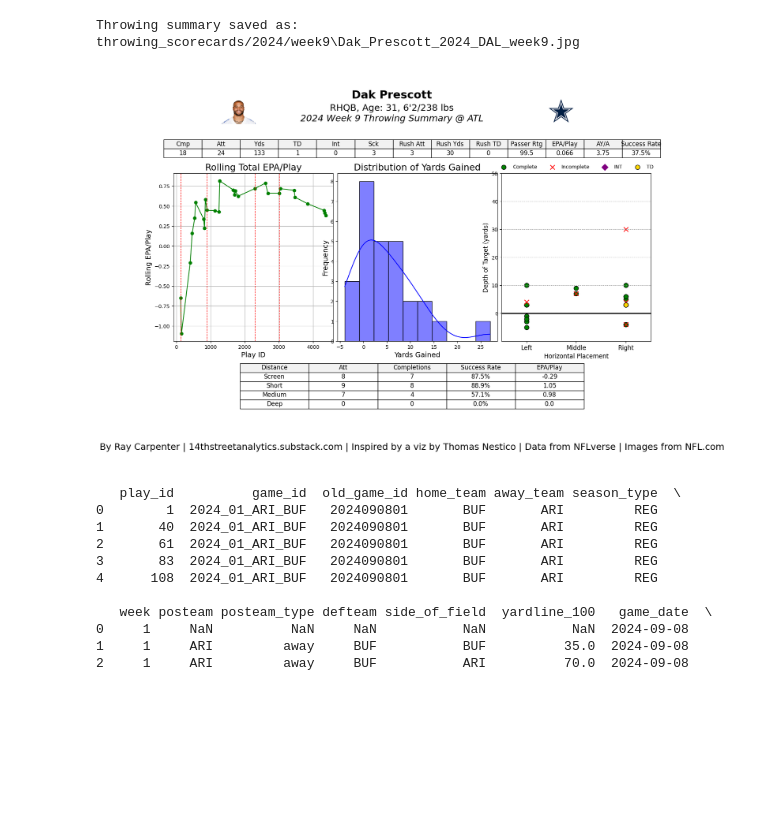
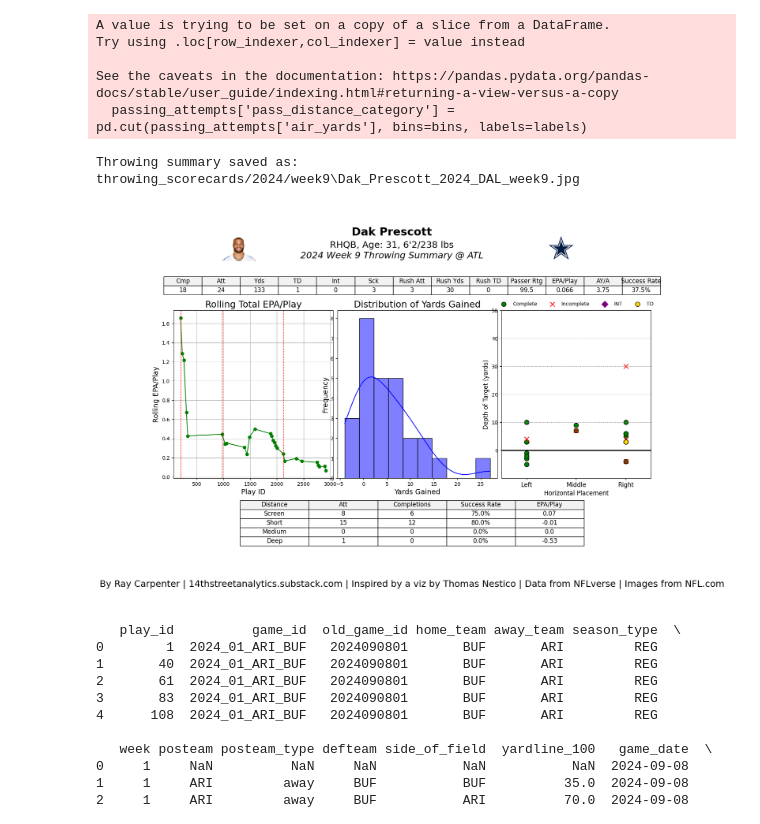
Before and after one commit to array-carpenter/nfl_throwing_scorecard, a Jupyter notebook: throwing_summary_automated.ipynb, the cells around one changed output. Drawn from its saved outputs; the diff is of its cells as text; code cells hidden in the pictures; blank space fills up the shorter version.

Commit message:
Fixing issues
- Total EPA graph wasn't moving
- Sacks always showed zero. Need to rerun almost all of these cards
- Deep passes weren't updating

```diff
--- a/throwing_summary_automated.ipynb
+++ b/throwing_summary_automated.ipynb
@@ -193,6 +193,58 @@ if attempts > 0:
 else:
     passer_rating = 0
 
+# Include 'game_seconds_remaining' when combining passing and rushing plays
+combined_plays = pd.concat([
+    passing_attempts[['play_id', 'epa', 'game_seconds_remaining']],
+    rushing_plays[['play_id', 'epa', 'game_seconds_remaining']]
+])
+combined_plays.sort_values('play_id', inplace=True)
+combined_plays['rolling_total_epa'] = combined_plays['epa'].cumsum()
+combined_plays['rolling_play_count'] = range(1, len(combined_plays) + 1)
+combined_plays['rolling_epa_per_play'] = combined_plays['rolling_total_epa'] / combined_plays['rolling_play_count']
+
+# Determine play IDs for quarter lines using game_seconds_remaining
+quarter_end_times = [3600, 2700, 1800, 900]
+quarter_positions = []
+
+for end_time in quarter_end_times:
+    try:
+        play_id = combined_plays[combined_plays['game_seconds_remaining'] <= end_time].iloc[0]['play_id']
+        if play_id not in quarter_positions:
+            quarter_positions.append(play_id)
+    except IndexError:
+        continue
+
+# Create bins for pass distances
+bins = [-np.inf, 1, 10, 25, np.inf]
+labels = ['Screen', 'Short', 'Medium', 'Deep']
+passing_attempts['pass_distance_category'] = pd.cut(passing_attempts['air_yards'], bins=bins, labels=labels)
+
+# Calculate success rate, EPA/play, attempts, and completions for each category
+pass_distance_summary = passing_attempts.groupby('pass_distance_category').agg({
+    'pass_attempt': 'sum',
+    'complete_pass': 'sum',
+    'epa': 'sum'
+}).reset_index()
+
+pass_distance_summary['pass_distance_category'] = pass_distance_summary['pass_distance_category'].astype(object)
+pass_distance_summary['EPA/Play'] = (pass_distance_summary['epa'] / pass_distance_summary['pass_attempt']).round(2)
+pass_distance_summary['Success Rate'] = (pass_distance_summary['complete_pass'] / pass_distance_summary['pass_attempt']) * 100
+pass_distance_summary.fillna(0, inplace=True)
+
+pass_distance_summary = pass_distance_summary[['pass_distance_category', 'pass_attempt', 'complete_pass', 'Success Rate', 'EPA/Play']]
+pass_distance_summary.columns = ['Distance', 'Att', 'Completions', 'Success Rate', 'EPA/Play']
+pass_distance_summary['Att'] = pass_distance_summary['Att'].astype(int)
+pass_distance_summary['Completions'] = pass_distance_summary['Completions'].astype(int)
+pass_distance_summary['Success Rate'] = pass_distance_summary['Success Rate'].apply(lambda x: f"{x:.1f}%")
+
+rush_attempts = rushing_plays['rush_attempt'].sum()
+rush_yards = rushing_plays['rushing_yards'].sum()
+rush_touchdowns = rushing_plays['rush_touchdown'].sum()
+rush_attempts = rush_attempts if rush_attempts > 0 else 0
+rush_yards = rush_yards if rush_yards > 0 else 0
+rush_touchdowns = rush_touchdowns if rush_touchdowns > 0 else 0
+
 # Summary table including sacks and adjusted attempts
 summary_table = {
     'Cmp': [int(passing_attempts['complete_pass'].sum())],
@@ -201,9 +253,9 @@ summary_table = {
     'TD': [int(passing_attempts['pass_touchdown'].sum())],
     'Int': [int(passing_attempts['interception'].sum())],
     'Sck': [total_sacks],
-    'Rush Att': [int(rushing_plays['rush_attempt'].sum())],
-    'Rush Yds': [int(rushing_plays['rushing_yards'].sum())],
-    'Rush TD': [int(rushing_plays['rush_touchdown'].sum())],
+    'Rush Att': [int(rush_attempts)],
+    'Rush Yds': [int(rush_yards)],
+    'Rush TD': [int(rush_touchdowns)],
     'Passer Rtg': [passer_rating],
     'EPA/Play': [epa_per_play],
     'AY/A': [air_yards_per_attempt],
@@ -213,8 +265,7 @@ summary_table = {
 summary_df = pd.DataFrame.from_dict(summary_table)
 
 def qb_dashboard(game_data_passing: pd.DataFrame, headshot: Image, summary_df: pd.DataFrame, pass_distance_summary: pd.DataFrame, quarter_positions, save_path: str = None):
-    team_abb = player_info['Team']  # Automatically grabs the team from qb_info
-
+    team_abb = player_info['Team']
     fig = plt.figure(figsize=(18, 14))
 
     gs = gridspec.GridSpec(6, 20,
@@ -224,15 +275,12 @@ def qb_dashboard(game_data_passing: pd.DataFrame, headshot: Image, summary_df: p
     ax_headshot = fig.add_subplot(gs[1, 2:4])
     ax_bio = fig.add_subplot(gs[1, 5:13])
     ax_logo = fig.add_subplot(gs[1, 14:16])
-
     ax_summary_table = fig.add_subplot(gs[2, 1:19])
 
     ax_rolling_epa = fig.add_subplot(gs[3, 1:7])
     ax_yards_dist = fig.add_subplot(gs[3, 7:13])
     ax_passing_chart = fig.add_subplot(gs[3, 13:19])
-
     ax_pass_distance = fig.add_subplot(gs[4, 1:19])
-
     ax_footer = fig.add_subplot(gs[-1, 1:19])
     ax_left = fig.add_subplot(gs[:, 0])
     ax_right = fig.add_subplot(gs[:, -1])
@@ -245,7 +293,6 @@ def qb_dashboard(game_data_passing: pd.DataFrame, headshot: Image, summary_df: p
 
     team_logo = get_team_logo(team_abb)
     ax_logo.clear()
-
     if team_logo:
         ax_logo.imshow(team_logo)
         ax_logo.axis('off')
@@ -254,7 +301,6 @@ def qb_dashboard(game_data_passing: pd.DataFrame, headshot: Image, summary_df: p
 
     player_height = player_info['Height']
     player_weight = player_info['Weight']
-
     ax_bio.text(0.5, 0.95, player_name, fontsize=22, ha='center', fontweight='bold')
     ax_bio.text(0.5, 0.50, f'{player_info["dexterity"]}HQB, Age: {player_age}, {player_height}/{player_weight} lbs', fontsize=18, ha='center')
     ax_bio.text(0.5, 0.1, f'{YEAR} Week {week_number_input} Throwing Summary {bio_text_location}', fontsize=18, ha='center', fontstyle='italic')
@@ -315,35 +361,40 @@ def qb_dashboard(game_data_passing: pd.DataFrame, headshot: Image, summary_df: p
     pass_distance_table = ax_pass_distance.table(
         cellText=pass_distance_summary.values,
         colLabels=pass_distance_summary.columns,
         cellLoc='center',
         loc='center',
         colColours=['#f2f2f2'] * len(pass_distance_summary.columns),
         colWidths=[0.18] * len(pass_distance_summary.columns)
     )
     pass_distance_table.auto_set_font_size(False)
     pass_distance_table.set_fontsize(12)
     pass_distance_table.scale(.8, 1.5)
 
     ax_footer.text(0.5, 0.5, 'By Ray Carpenter | 14thstreetanalytics.substack.com | Inspired by a viz by Thomas Nestico | Data from NFLverse | Images from NFL.com',
                    ha='center', va='center', fontsize=18)
 
     plt.tight_layout(pad=1.5)
 
     if save_path:
         plt.savefig(save_path, dpi=300, bbox_inches='tight')
 
 week_folder = f'throwing_scorecards/{YEAR}/week{week_number_input}'
 os.makedirs(week_folder, exist_ok=True)
 
 save_file_name = f"{player_name.replace(' ', '_')}_{YEAR}_{player_team}_week{week_number_input}.jpg"
 save_path = os.path.join(week_folder, save_file_name)
 
 qb_dashboard(game_data_passing, headshot, summary_df, pass_distance_summary, quarter_positions, save_path=save_path)
 
 print(f"Throwing summary saved as: {save_path}")
 # %% [output]
-Throwing summary saved as: throwing_scorecards/2024/week9\Dak_Prescott_2024_DAL_week9.jpg
+A value is trying to be set on a copy of a slice from a DataFrame.
+Try using .loc[row_indexer,col_indexer] = value instead
+
+See the caveats in the documentation: https://pandas.pydata.org/pandas-docs/stable/user_guide/indexing.html#returning-a-view-versus-a-copy
+  passing_attempts['pass_distance_category'] = pd.cut(passing_attempts['air_yards'], bins=bins, labels=labels)
+Throwing summary saved as: throwing_scorecards/2024/week9\Dak_Prescott_2024_DAL_week9.jpg
-[figure, old version]
+[figure, new version]
 # %%
 # %% [output]
    play_id          game_id  old_game_id home_team away_team season_type  \
```
Also changed, not shown: 6 other files.
